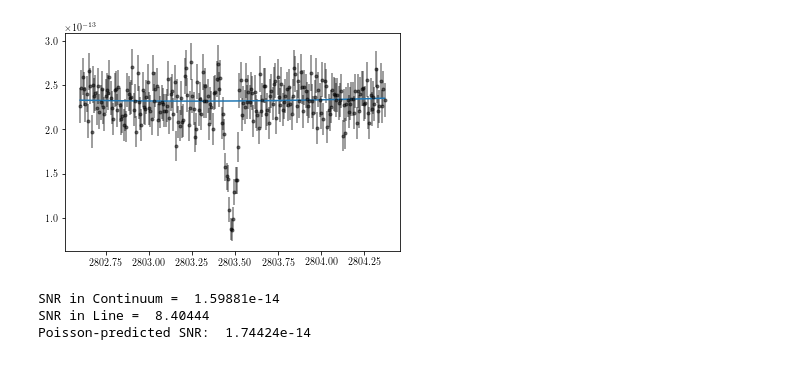
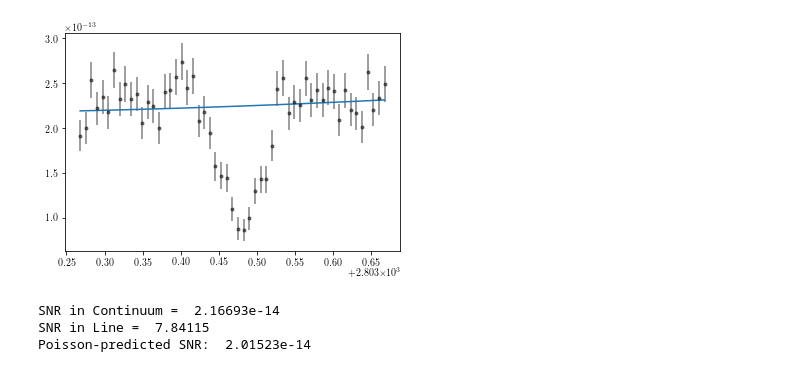
Before and after one commit to gmduvvuri/astr5550, a Jupyter notebook: homework/project_2/project2_gmduvvuri.ipynb, the cells around one changed output. Cells and saved outputs as stored; diff of their text form; code cells hidden in the pictures.

```diff
--- a/homework/project_2/project2_gmduvvuri.ipynb
+++ b/homework/project_2/project2_gmduvvuri.ipynb
@@ -47,12 +49,12 @@ flux = np.mean(np.array(all_exposure_means), axis=0)
 variances = np.mean(np.array(all_exposure_sigmas)**2.0, axis=0)/4.
 sigmas = np.sqrt(variances)
 # %%
-low1=400
-high1=640
+low1=490
+high1=545
 wave_1 = wave[low1:high1]
 flux_1 = flux[low1:high1]
 sigma_1 = sigmas[low1:high1]
-cut_index = np.arange(95, 125)
+cut_index = np.arange(5, 45)
 fit_1 = np.polyfit(np.delete(wave_1, cut_index),
                    np.delete(flux_1, cut_index), 2)
 
@@ -79,33 +81,32 @@ Poisson-predicted SNR:  2.01618e-14
 # %%
-low2=1360
-high2=1600
+low2=1450
+high2=1505
 wave_2 = wave[low2:high2]
 flux_2 = flux[low2:high2]
 sigma_2 = sigmas[low2:high2]
 
-cut_index = np.arange(95, 125)
 fit_2 = np.polyfit(np.delete(wave_2, cut_index),
                    np.delete(flux_2, cut_index), 2)
 plt.errorbar(wave_2, flux_2, yerr=sigma_2,
              alpha=0.5, fmt='.k')
 plt.plot(wave_2, np.polyval(fit_2, wave_2))
 plt.show()
 
 signal_continuum = np.var(np.delete(flux_2, cut_index))
 noise_continuum = np.mean(np.delete(sigma_2, cut_index))
 noise_line = np.mean(sigma_2[cut_index])
 signal_line = np.mean(np.delete(flux_2, cut_index)) - np.min(flux_2)
 
 print('SNR in Continuum = ',
       signal_continuum/noise_continuum)
 print('SNR in Line = ',
       signal_line/noise_line)
 print('Poisson-predicted SNR: ', np.sqrt(signal_continuum))
 # %% [output]
-[figure, old version]
+[figure, new version]
-SNR in Continuum =  1.59881e-14
-SNR in Line =  8.40444
-Poisson-predicted SNR:  1.74424e-14
+SNR in Continuum =  2.16693e-14
+SNR in Line =  7.84115
+Poisson-predicted SNR:  2.01523e-14
 # %%
 normflux_1 = flux_1/np.polyval(fit_1, wave_1)
 normsigma_1 = sigma_1/np.polyval(fit_1, wave_1)
```
Also changed, not shown: parts of 13 cells of this notebook.
